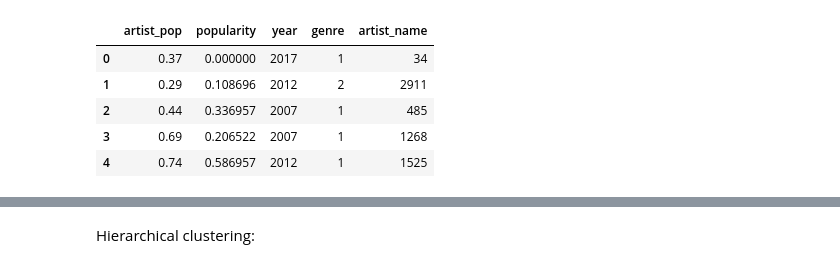
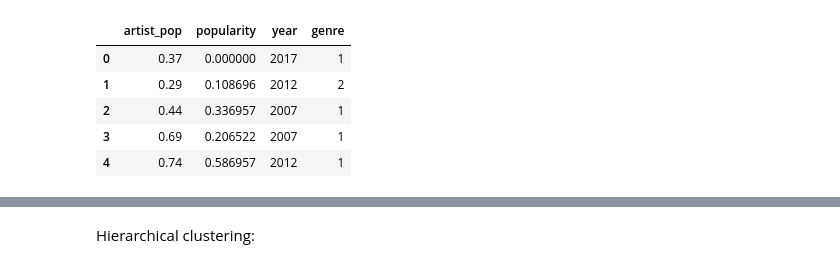
Before and after one commit to vitrag2003/Music-recommendation-system, a Jupyter notebook: Code/Dbscan_hierar.ipynb, the cells around one changed output, grey strips where cells are left out. Cells and saved outputs as stored; diff of their text form; code cells hidden in the pictures.

```diff
--- a/Code/Dbscan_hierar.ipynb
+++ b/Code/Dbscan_hierar.ipynb
@@ -58,15 +59,15 @@ from sklearn.cluster import DBSCAN, HDBSCAN, OPTICS
 # %%
-features_for_clustering = ['artist_pop', 'popularity', 'year', 'genre', 'artist_name']
+features_for_clustering = ['artist_pop', 'popularity', 'year', 'genre', ]
 weights= {'artist_pop': 1, 'popularity': 2, 'year': 3, 'genre': 4, 'artist_name': 1}
 
 df[features_for_clustering].head()
 # %% [output]
-|  | artist_pop | popularity | year | genre | artist_name |
-| 0 | 0.37 | 0.000000 | 2017 | 1 | 34 |
-| 1 | 0.29 | 0.108696 | 2012 | 2 | 2911 |
-| 2 | 0.44 | 0.336957 | 2007 | 1 | 485 |
-| 3 | 0.69 | 0.206522 | 2007 | 1 | 1268 |
-| 4 | 0.74 | 0.586957 | 2012 | 1 | 1525 |
+|  | artist_pop | popularity | year | genre |
+| 0 | 0.37 | 0.000000 | 2017 | 1 |
+| 1 | 0.29 | 0.108696 | 2012 | 2 |
+| 2 | 0.44 | 0.336957 | 2007 | 1 |
+| 3 | 0.69 | 0.206522 | 2007 | 1 |
+| 4 | 0.74 | 0.586957 | 2012 | 1 |
 # %%
 df['artist_pop'] = df['artist_pop']*weights['artist_pop']
 df['popularity'] = df['popularity']*weights['popularity']
```
Also changed, not shown: parts of 14 cells of this notebook.
